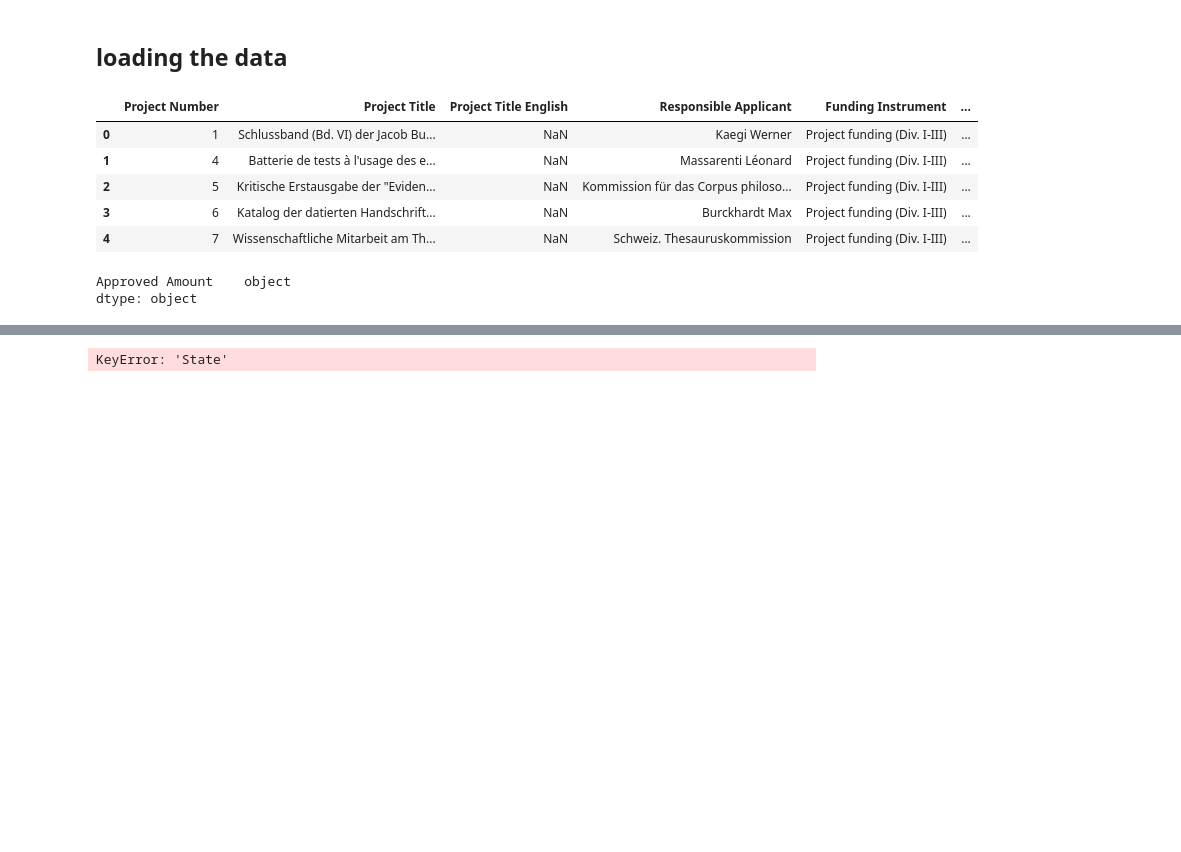
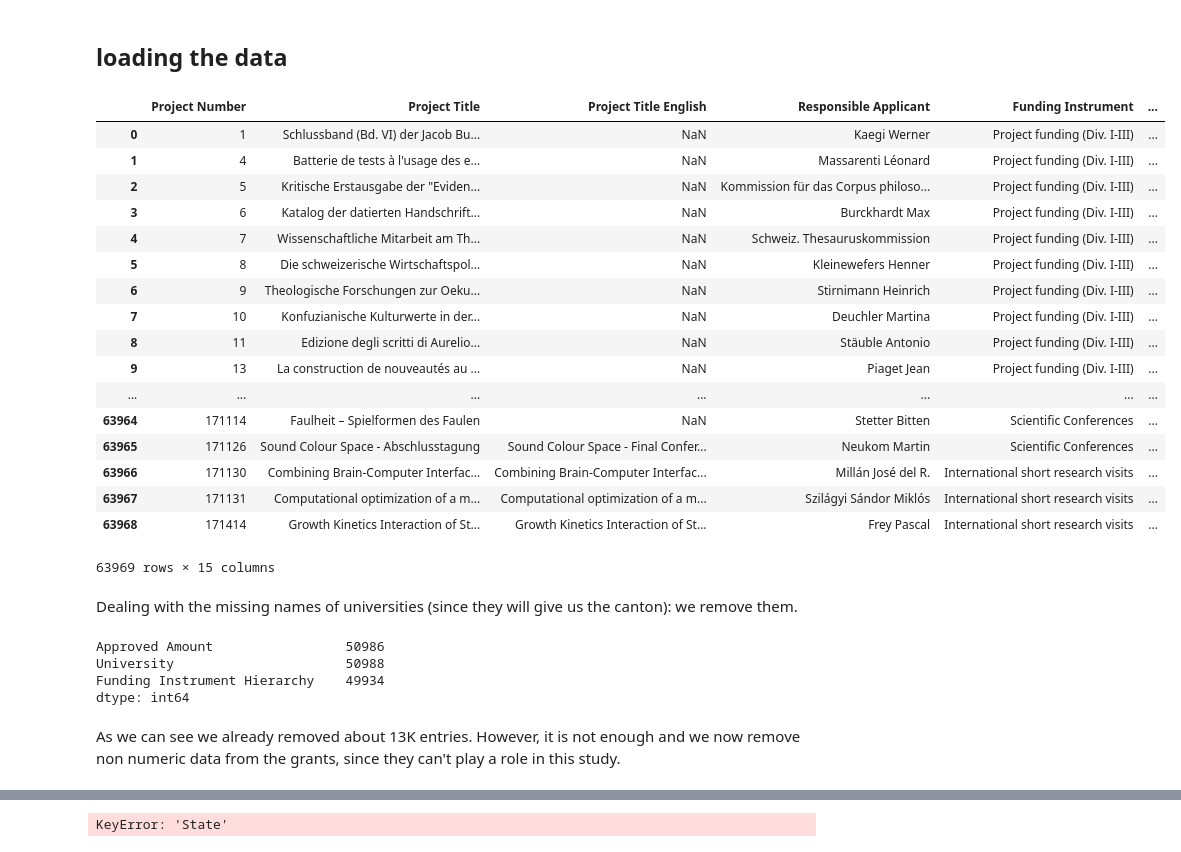
Before and after one commit to lfkrapp/literate-pancake, a Jupyter notebook: 03 - Interactive Viz/homework.ipynb, the cells around one changed output, grey strips where cells are left out. Drawn from its saved outputs; the diff is of its cells as text; code cells hidden in the pictures; blank space fills up the shorter version.

Commit message:
clean data

```diff
--- a/03 - Interactive Viz/homework.ipynb
+++ b/03 - Interactive Viz/homework.ipynb
@@ -19,16 +16,23 @@ The autoreload extension is already loaded. To reload it, use:
 data_path = 'data/P3_GrantExport.xlsx'
 grant_data = pd.read_excel(data_path)
 # %%
-grant_data.head()
+grant_data
 # %% [output]
 |  | Project Number | Project Title | Project Title English | Responsible Applicant | Funding Instrument | ... |
 | 0 | 1 | Schlussband (Bd. VI) der Jacob Bu... | NaN | Kaegi Werner | Project funding (Div. I-III) | ... |
 | 1 | 4 | Batterie de tests à l'usage des e... | NaN | Massarenti Léonard | Project funding (Div. I-III) | ... |
 | 2 | 5 | Kritische Erstausgabe der "Eviden... | NaN | Kommission für das Corpus philoso... | Project funding (Div. I-III) | ... |
 | 3 | 6 | Katalog der datierten Handschrift... | NaN | Burckhardt Max | Project funding (Div. I-III) | ... |
 | 4 | 7 | Wissenschaftliche Mitarbeit am Th... | NaN | Schweiz. Thesauruskommission | Project funding (Div. I-III) | ... |
+| 5 | 8 | Die schweizerische Wirtschaftspol... | NaN | Kleinewefers Henner | Project funding (Div. I-III) | ... |
+| 6 | 9 | Theologische Forschungen zur Oeku... | NaN | Stirnimann Heinrich | Project funding (Div. I-III) | ... |
+| 7 | 10 | Konfuzianische Kulturwerte in der... | NaN | Deuchler Martina | Project funding (Div. I-III) | ... |
+| 8 | 11 | Edizione degli scritti di Aurelio... | NaN | Stäuble Antonio | Project funding (Div. I-III) | ... |
+| 9 | 13 | La construction de nouveautés au ... | NaN | Piaget Jean | Project funding (Div. I-III) | ... |
+| ... | ... | ... | ... | ... | ... | ... |
+| 63964 | 171114 | Faulheit – Spielformen des Faulen | NaN | Stetter Bitten | Scientific Conferences | ... |
+| 63965 | 171126 | Sound Colour Space - Abschlusstagung | Sound Colour Space - Final Confer... | Neukom Martin | Scientific Conferences | ... |
+| 63966 | 171130 | Combining Brain-Computer Interfac... | Combining Brain-Computer Interfac... | Millán José del R. | International short research visits | ... |
+| 63967 | 171131 | Computational optimization of a m... | Computational optimization of a m... | Szilágyi Sándor Miklós | International short research visits | ... |
+| 63968 | 171414 | Growth Kinetics Interaction of St... | Growth Kinetics Interaction of St... | Frey Pascal | International short research visits | ... |
+63969 rows × 15 columns
-# %%
-grant_data[["Approved Amount"]].dtypes
-# %% [output]
-Approved Amount    object
-dtype: object
@@ -36,0 +39,12 @@ grant_data[grant_data.]
+# %% [markdown]
+Dealing with the missing names of universities (since they will give us the canton): we remove them.
+# %%
+grant_data = grant_data[["Approved Amount", "University", "Funding Instrument Hierarchy"]].dropna(subset=["University"])
+grant_data.count()
+# %% [output]
+Approved Amount                 50986
+University                      50988
+Funding Instrument Hierarchy    49934
+dtype: int64
+# %% [markdown]
+As we can see we already removed about 13K entries. However, it is not enough and we now remove non numeric data from the grants, since they can't play a role in this study.
```
Also changed, not shown: parts of 3 cells of this notebook.
